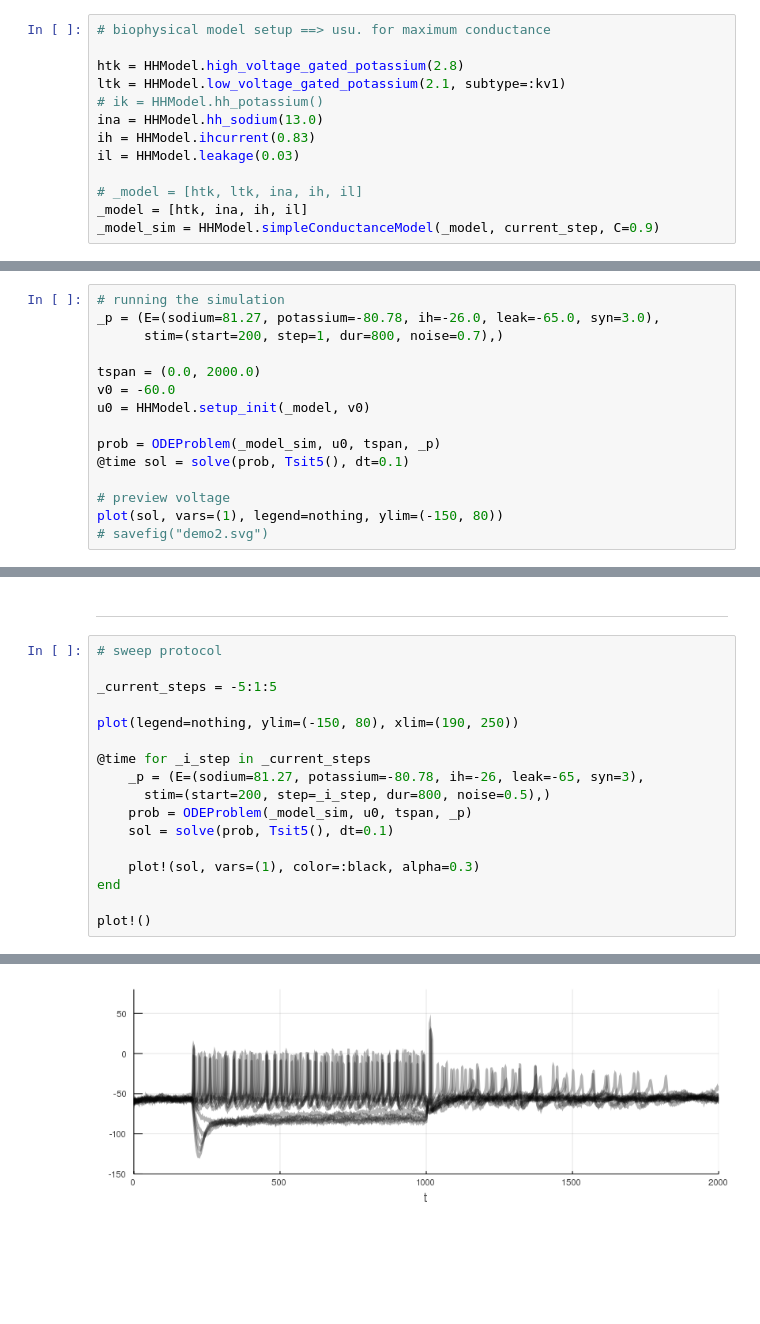
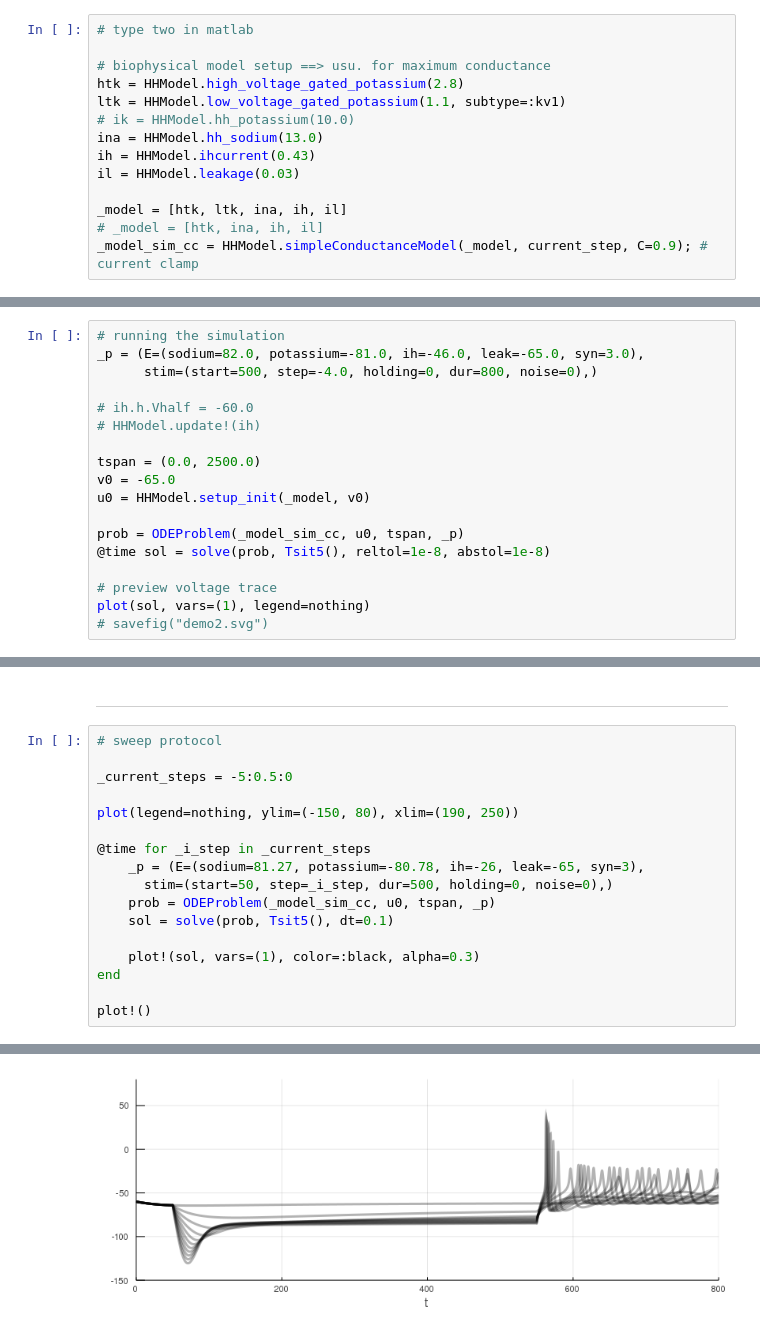
Before and after one commit to ZaneMuir/HHModel.jl, a Jupyter notebook: playground/SingleCompartmentDemo.ipynb, the cells around one changed output, grey strips where cells are left out. Saved outputs shown, nothing was run; the diff lists cells and outputs as text; blank space fills up the shorter version.

```diff
--- a/playground/SingleCompartmentDemo.ipynb
+++ b/playground/SingleCompartmentDemo.ipynb
@@ -16,13 +27,14 @@ end
 # %%
+# type two in matlab
+
 # biophysical model setup ==> usu. for maximum conductance
-
 htk = HHModel.high_voltage_gated_potassium(2.8)
-ltk = HHModel.low_voltage_gated_potassium(2.1, subtype=:kv1)
-# ik = HHModel.hh_potassium()
+ltk = HHModel.low_voltage_gated_potassium(1.1, subtype=:kv1)
+# ik = HHModel.hh_potassium(10.0)
 ina = HHModel.hh_sodium(13.0)
-ih = HHModel.ihcurrent(0.83)
+ih = HHModel.ihcurrent(0.43)
 il = HHModel.leakage(0.03)
 
-# _model = [htk, ltk, ina, ih, il]
-_model = [htk, ina, ih, il]
-_model_sim = HHModel.simpleConductanceModel(_model, current_step, C=0.9)
+_model = [htk, ltk, ina, ih, il]
+# _model = [htk, ina, ih, il]
+_model_sim_cc = HHModel.simpleConductanceModel(_model, current_step, C=0.9); # current clamp
@@ -31,16 +41,19 @@ _model_sim = HHModel.simpleConductanceModel(_model, current_step, C=0.9)
 # %%
 # running the simulation
-_p = (E=(sodium=81.27, potassium=-80.78, ih=-26.0, leak=-65.0, syn=3.0),
-      stim=(start=200, step=1, dur=800, noise=0.7),)
+_p = (E=(sodium=82.0, potassium=-81.0, ih=-46.0, leak=-65.0, syn=3.0),
+      stim=(start=500, step=-4.0, holding=0, dur=800, noise=0),)
 
-tspan = (0.0, 2000.0)
-v0 = -60.0
+# ih.h.Vhalf = -60.0
+# HHModel.update!(ih)
+
+tspan = (0.0, 2500.0)
+v0 = -65.0
 u0 = HHModel.setup_init(_model, v0)
 
-prob = ODEProblem(_model_sim, u0, tspan, _p)
-@time sol = solve(prob, Tsit5(), dt=0.1)
+prob = ODEProblem(_model_sim_cc, u0, tspan, _p)
+@time sol = solve(prob, Tsit5(), reltol=1e-8, abstol=1e-8)
 
-# preview voltage
-plot(sol, vars=(1), legend=nothing, ylim=(-150, 80))
+# preview voltage trace
+plot(sol, vars=(1), legend=nothing)
 # savefig("demo2.svg")
 # %% [output]
@@ -71,14 +97,14 @@ plot(sol, vars=(1,2), size=(500, 500), legend=nothing)
 # %%
 # sweep protocol
 
-_current_steps = -5:1:5
+_current_steps = -5:0.5:0
 
 plot(legend=nothing, ylim=(-150, 80), xlim=(190, 250))
 
 @time for _i_step in _current_steps
     _p = (E=(sodium=81.27, potassium=-80.78, ih=-26, leak=-65, syn=3),
-      stim=(start=200, step=_i_step, dur=800, noise=0.5),)
-    prob = ODEProblem(_model_sim, u0, tspan, _p)
+      stim=(start=50, step=_i_step, dur=500, holding=0, noise=0),)
+    prob = ODEProblem(_model_sim_cc, u0, tspan, _p)
     sol = solve(prob, Tsit5(), dt=0.1)
 
     plot!(sol, vars=(1), color=:black, alpha=0.3)
@@ -90 +116 @@ plot!()
-[figure, old version]
+[figure, new version]
```
Also changed, not shown: parts of 11 cells of this notebook, 4 other files.
